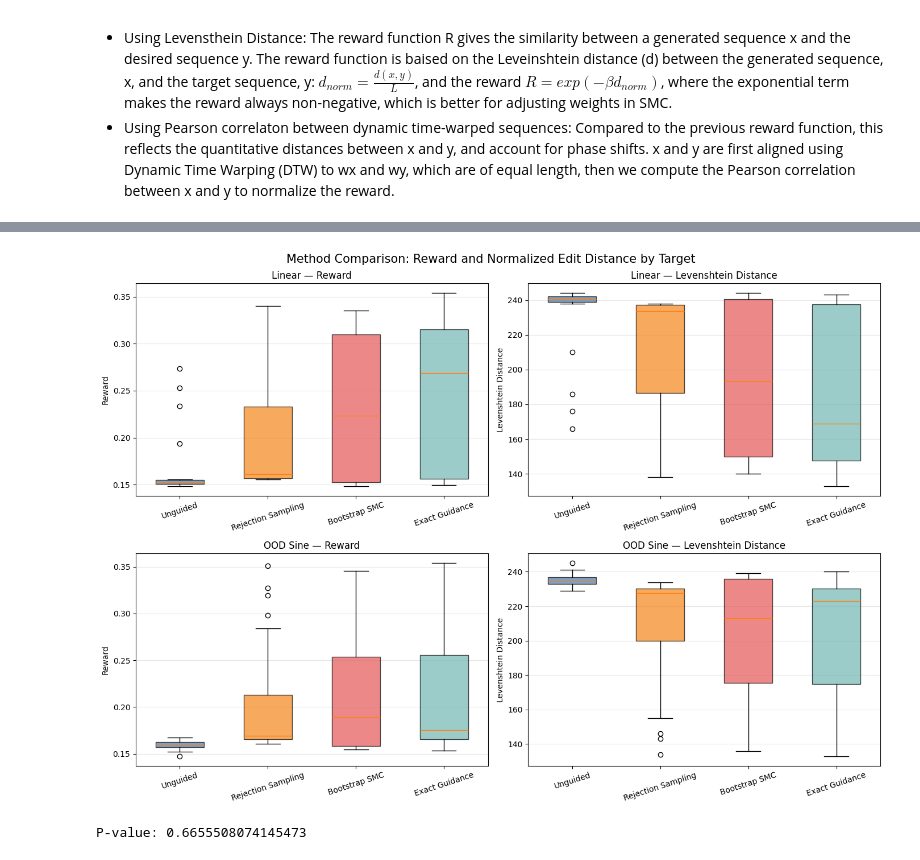
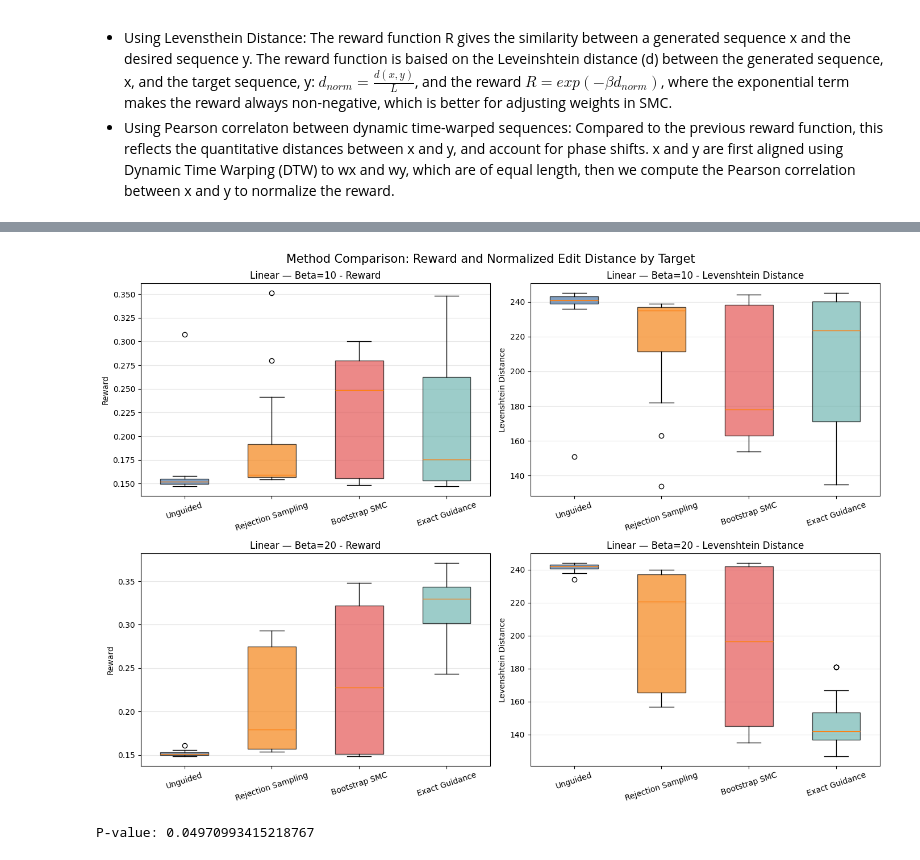
Before and after one commit to upsilonyc/edit-flows-guidance-demo, a Jupyter notebook: main.ipynb, the cells around one changed output, grey strips where cells are left out. Cells and saved outputs as stored; diff of their text form; code cells hidden in the pictures.

Commit message:
benchmarked jul 20

```diff
--- a/main.ipynb
+++ b/main.ipynb
@@ -1680,7 +1754,4 @@ trial_results_df = pd.concat(all_trial_dfs, ignore_index=True)
 # %%
-# Fix matplotlib Path.__deepcopy__ recursion bug (matplotlib 3.10 + Python 3.14).
-# Root cause: `copy.deepcopy(super(), memo)` in Path.__deepcopy__ passes a super-proxy
-# object to deepcopy, which in Python 3.14 recurses infinitely. Patch copies __dict__ directly.
 import copy
 import matplotlib.path as _mpath
 
@@ -1692,53 +1763,53 @@ def _patched_path_deepcopy(self, memo):
     return p
 
 _mpath.Path.__deepcopy__ = _patched_path_deepcopy
 
 # 4 subplots: 2 targets x 2 metrics, each subplot shows boxplots of all 4 methods
 import numpy as np
 import pandas as pd
 import matplotlib.pyplot as plt
 
-trial_results_df = pd.read_csv("trials.csv")
-beta = 10
-target_names = ["Linear", "OOD Sine"]
+trial_results_df = pd.read_csv("trials_280.csv")
+betas = [10, 20]
+target_names = "Linear"
 method_specs = [
     ("unguided", "Unguided"),
     ("best_of_k", "Rejection Sampling"),
     ("bootstrap_smc", "Bootstrap SMC"),
     ("exact_guidance_u", "Exact Guidance"),
 ]
 method_labels = [label for _, label in method_specs]
 metric_specs = [
     ("reward", "Reward"),
     ("edit_distance", "Levenshtein Distance"),
 ]
 colors = ["#4C78A8", "#F58518", "#E45756", "#72B7B2"]
 
 fig, axes = plt.subplots(2, 2, figsize=(14, 10))
 
-for row_idx, target_name in enumerate(target_names):
+for row_idx, beta in enumerate(betas):
     for col_idx, (metric_col, metric_label) in enumerate(metric_specs):
-        ax = axes[row_idx, col_idx]
-        target_subset = trial_results_df[
-            (trial_results_df["beta"] == beta)
-            & (trial_results_df["target"] == target_name)
-        ]
-        data = [
-            target_subset[target_subset["method"] == lbl][metric_col].to_numpy(dtype=float)
-            for _, lbl in method_specs
-        ]
-        bp = ax.boxplot(data, patch_artist=True, tick_labels=method_labels, widths=0.55)
-        for patch, color in zip(bp["boxes"], colors):
-            patch.set_facecolor(color)
-            patch.set_alpha(0.7)
-        ax.set_title(f"{target_name} — {metric_label}")
-        ax.set_ylabel(metric_label)
-        ax.tick_params(axis="x", rotation=18)
-        ax.grid(True, axis="y", alpha=0.3)
+            ax = axes[row_idx, col_idx]
+            target_subset = trial_results_df[
+                (trial_results_df["beta"] == beta)
+                & (trial_results_df["target"] == target_names)
+            ]
+            data = [
+                target_subset[target_subset["method"] == lbl][metric_col].to_numpy(dtype=float)
+                for _, lbl in method_specs
+            ]
+            bp = ax.boxplot(data, patch_artist=True, tick_labels=method_labels, widths=0.55)
+            for patch, color in zip(bp["boxes"], colors):
+                patch.set_facecolor(color)
+                patch.set_alpha(0.7)
+            ax.set_title(f"{target_names} — Beta={beta} - {metric_label}")
+            ax.set_ylabel(metric_label)
+            ax.tick_params(axis="x", rotation=18)
+            ax.grid(True, axis="y", alpha=0.3)
 
 fig.suptitle("Method Comparison: Reward and Normalized Edit Distance by Target", fontsize=15)
 fig.tight_layout()
-plt.savefig('benchmark_1.png')
+plt.savefig('benchmark_2.png')
 plt.show()
 # %% [output]
-[figure, old version]
+[figure, new version]
@@ -1745,8 +1888,10 @@ plt.show()
 # %%
 # statistical significance
 from scipy import stats
+t = pd.read_csv("trials_280.csv")
 masktE = t['method_key'] == 'exact_guidance_u'
+maskt = t['method_key'] == 'bootstrap_smc'
 stat, p_value = stats.wilcoxon(t.loc[maskt, 'reward'], t.loc[masktE, 'reward'])
 print(f"P-value: {p_value}")
 # %% [output]
-P-value: 0.6655508074145473
+P-value: 0.04970993415218767
```
Also changed, not shown: parts of 6 cells of this notebook, 10 other files.
